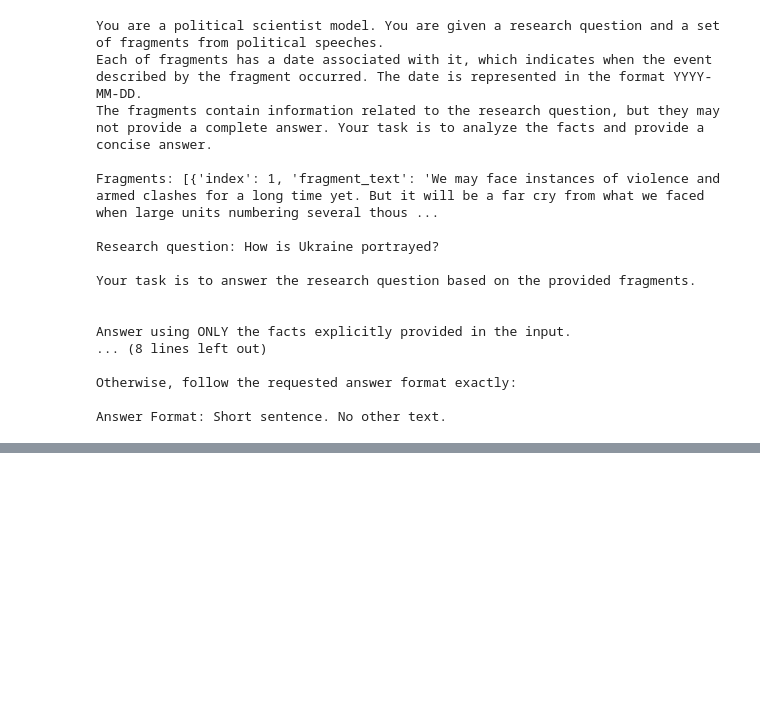
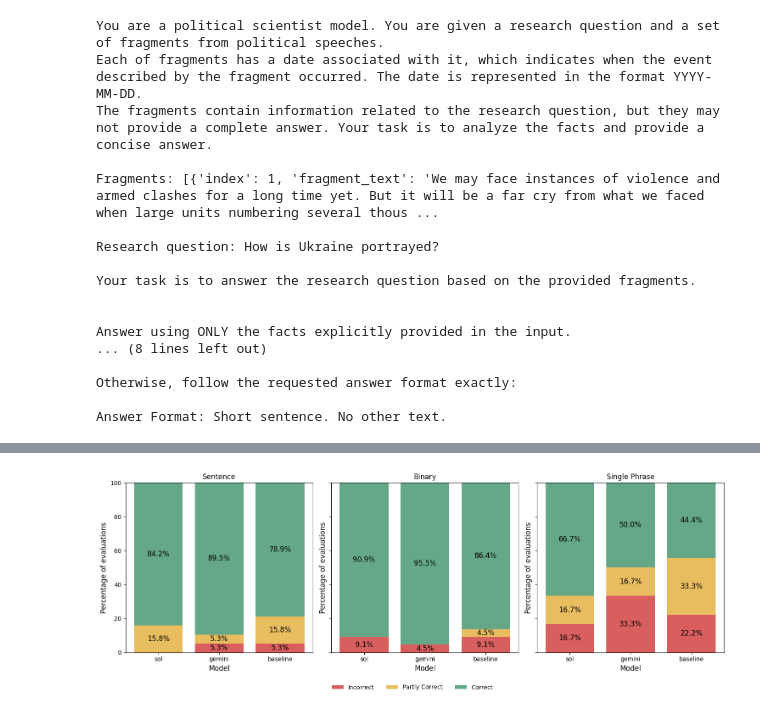
Before and after one commit to grzegorzZ1/masters_2025_nlp, a Jupyter notebook: kg/4_kg_analysis.ipynb, the cells around one changed output, grey strips where cells are left out. Cells and saved outputs as stored; diff of their text form; code cells hidden in the pictures; blank space fills up the shorter version.

```diff
--- a/kg/4_kg_analysis.ipynb
+++ b/kg/4_kg_analysis.ipynb
@@ -1814,0 +1985,4 @@ referential_scores.groupby("question_type")[["sol_scores", "notebooklm_scores"]]
+# %%
+plot_expert_scores(scores_2)
+# %% [output]
+[figure, added]
```
Also changed, not shown: parts of 21 cells of this notebook, 10 other files.
